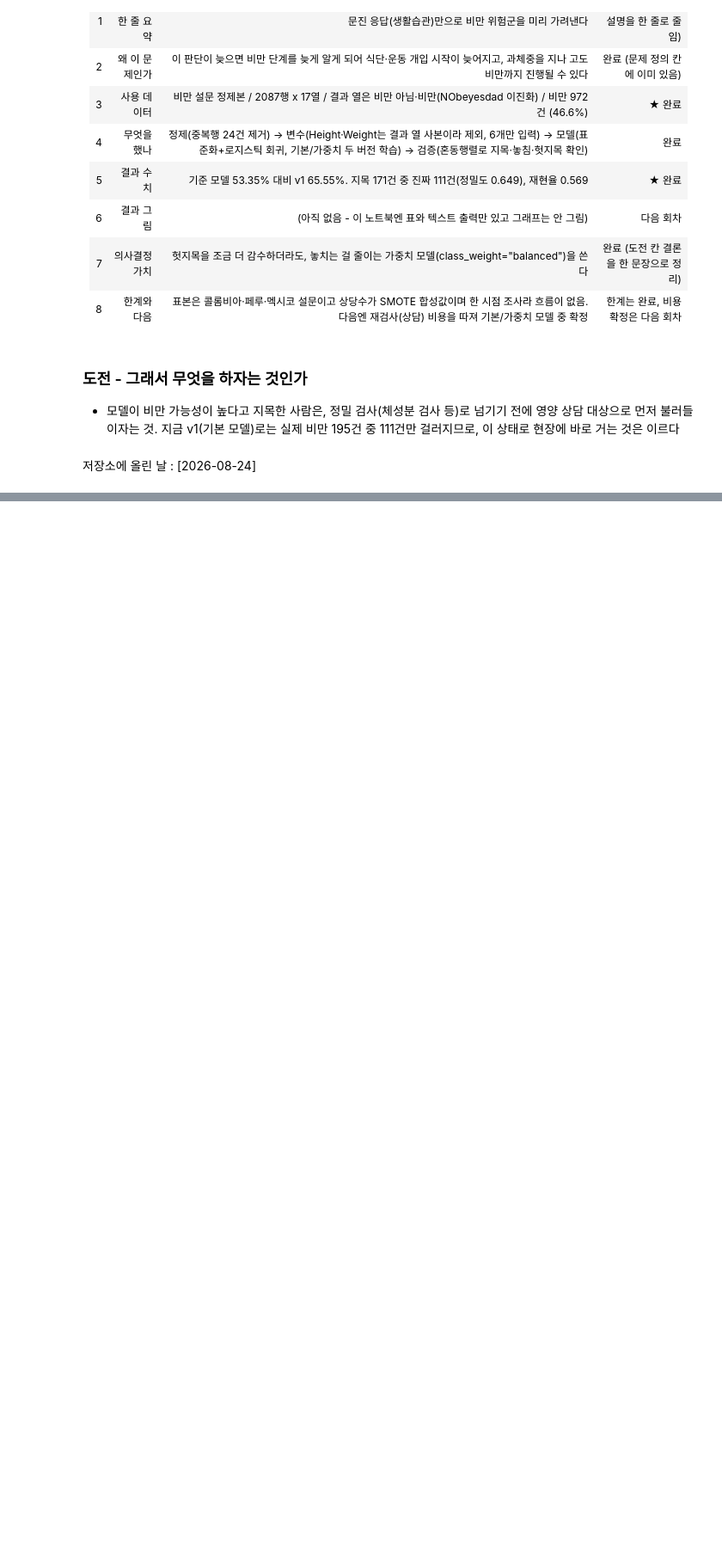
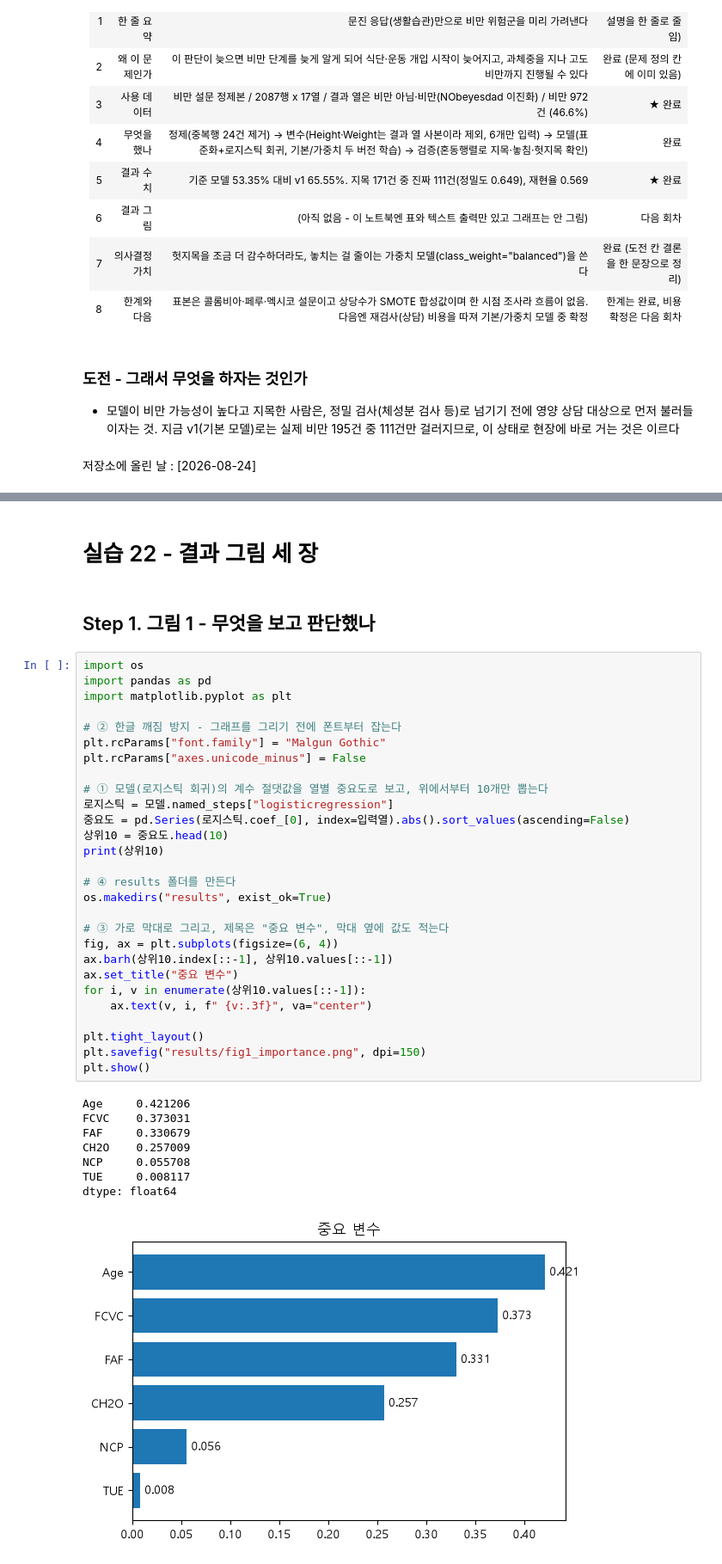
Before and after one commit to 13sx09-hub/defect-prediction, a Jupyter notebook: day06/project_v1/project_v1.ipynb, the cells around one changed output, grey strips where cells are left out. Shown at 86% size. Saved outputs shown, nothing was run; the diff lists cells and outputs as text; blank space fills up the shorter version.

Commit message:
Add three result figures (feature importance, confusion matrix, baseline comparison) and machine-failure modeling

```diff
--- a/day06/project_v1/project_v1.ipynb
+++ b/day06/project_v1/project_v1.ipynb
@@ -379,0 +412,41 @@ print(f"가중치 모델 - 지목 건수: {지목건수_가중치}건 / 그중
+# %% [markdown]
+# 실습 22 - 결과 그림 세 장
+# %% [markdown]
+## Step 1. 그림 1 - 무엇을 보고 판단했나
+# %%
+import os
+import pandas as pd
+import matplotlib.pyplot as plt
+
+# ② 한글 깨짐 방지 - 그래프를 그리기 전에 폰트부터 잡는다
+plt.rcParams["font.family"] = "Malgun Gothic"
+plt.rcParams["axes.unicode_minus"] = False
+
+# ① 모델(로지스틱 회귀)의 계수 절댓값을 열별 중요도로 보고, 위에서부터 10개만 뽑는다
+로지스틱 = 모델.named_steps["logisticregression"]
+중요도 = pd.Series(로지스틱.coef_[0], index=입력열).abs().sort_values(ascending=False)
+상위10 = 중요도.head(10)
+print(상위10)
+
+# ④ results 폴더를 만든다
+os.makedirs("results", exist_ok=True)
+
+# ③ 가로 막대로 그리고, 제목은 "중요 변수", 막대 옆에 값도 적는다
+fig, ax = plt.subplots(figsize=(6, 4))
+ax.barh(상위10.index[::-1], 상위10.values[::-1])
+ax.set_title("중요 변수")
+for i, v in enumerate(상위10.values[::-1]):
+    ax.text(v, i, f" {v:.3f}", va="center")
+
+plt.tight_layout()
+plt.savefig("results/fig1_importance.png", dpi=150)
+plt.show()
+# %% [output]
+Age     0.421206
+FCVC    0.373031
+FAF     0.330679
+CH2O    0.257009
+NCP     0.055708
+TUE     0.008117
+dtype: float64
+[figure, added]
```
Also changed, not shown: parts of 10 cells of this notebook, 4 other files.
